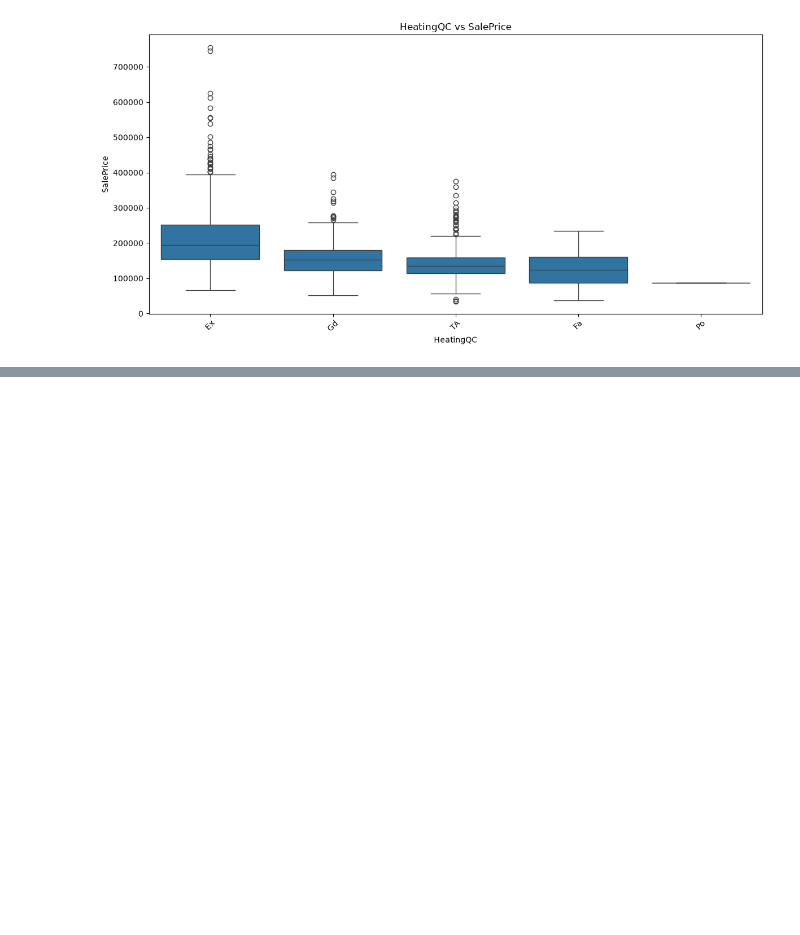
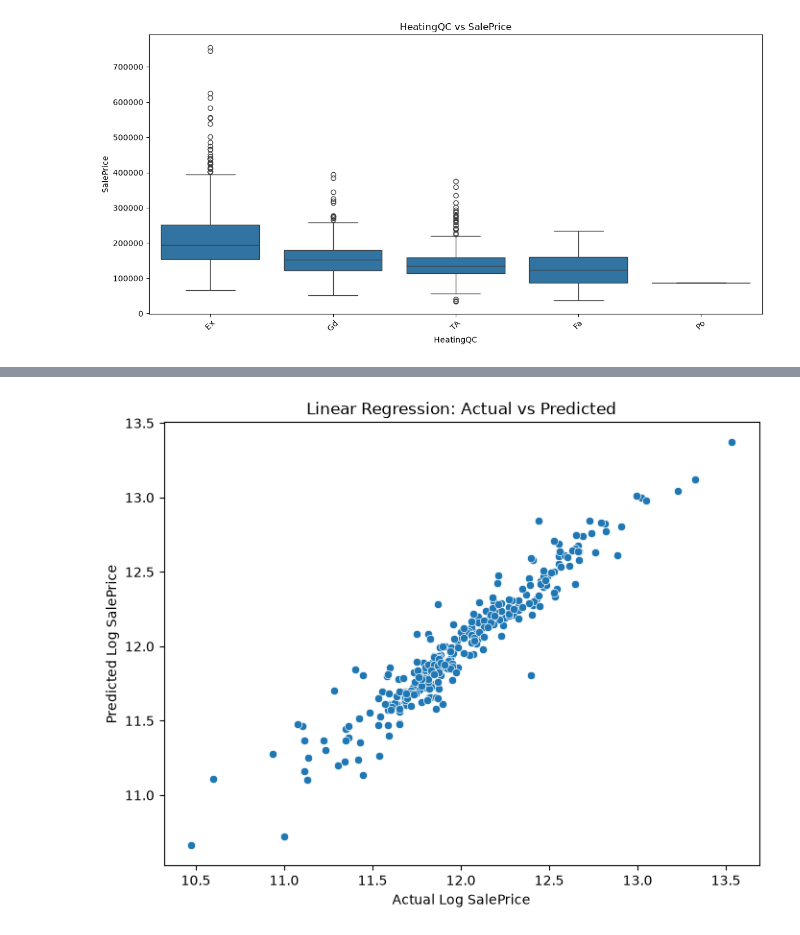
Before and after one commit to humairathameem/PricePredict-Ames-Housing, a Jupyter notebook: Notebooks/House_Price_Prediction.ipynb, the cells around one changed output, grey strips where cells are left out. Saved outputs shown, nothing was run; the diff lists cells and outputs as text; code cells hidden in the pictures; blank space fills up the shorter version.

```diff
--- a/Notebooks/House_Price_Prediction.ipynb
+++ b/Notebooks/House_Price_Prediction.ipynb
@@ -637,0 +967,8 @@ for feature in important_categorical_features:
+# %%
+# Split the Dataset
+X_train, X_test, y_train, y_test = train_test_split(
+    X,
+    y,
+    test_size=0.20,
+    random_state=42
+)
@@ -637,0 +1498,5 @@ for feature in important_categorical_features:
+# %%
+# Fit Preprocessing Pipeline
+X_train_processed = preprocessor.fit_transform(
+    X_train
+)
@@ -637,0 +1565,6 @@ for feature in important_categorical_features:
+# %%
+# Train the Model
+linear_model.fit(
+    X_train,
+    y_train
+)
@@ -637,0 +1589,5 @@ for feature in important_categorical_features:
+# %%
+# Make Predictions
+linear_predictions = linear_model.predict(
+    X_test
+)
@@ -637,0 +1660,23 @@ for feature in important_categorical_features:
+# %%
+# Actual vs Predicted Plot
+plt.figure(figsize=(8, 6))
+
+
+sns.scatterplot(
+    x=y_test,
+    y=linear_predictions
+)
+
+
+plt.xlabel("Actual Log SalePrice")
+plt.ylabel("Predicted Log SalePrice")
+
+
+plt.title(
+    "Linear Regression: Actual vs Predicted"
+)
+
+
+plt.show()
+# %% [output]
+[figure, added]
```
Also changed, not shown: parts of 101 cells of this notebook.
